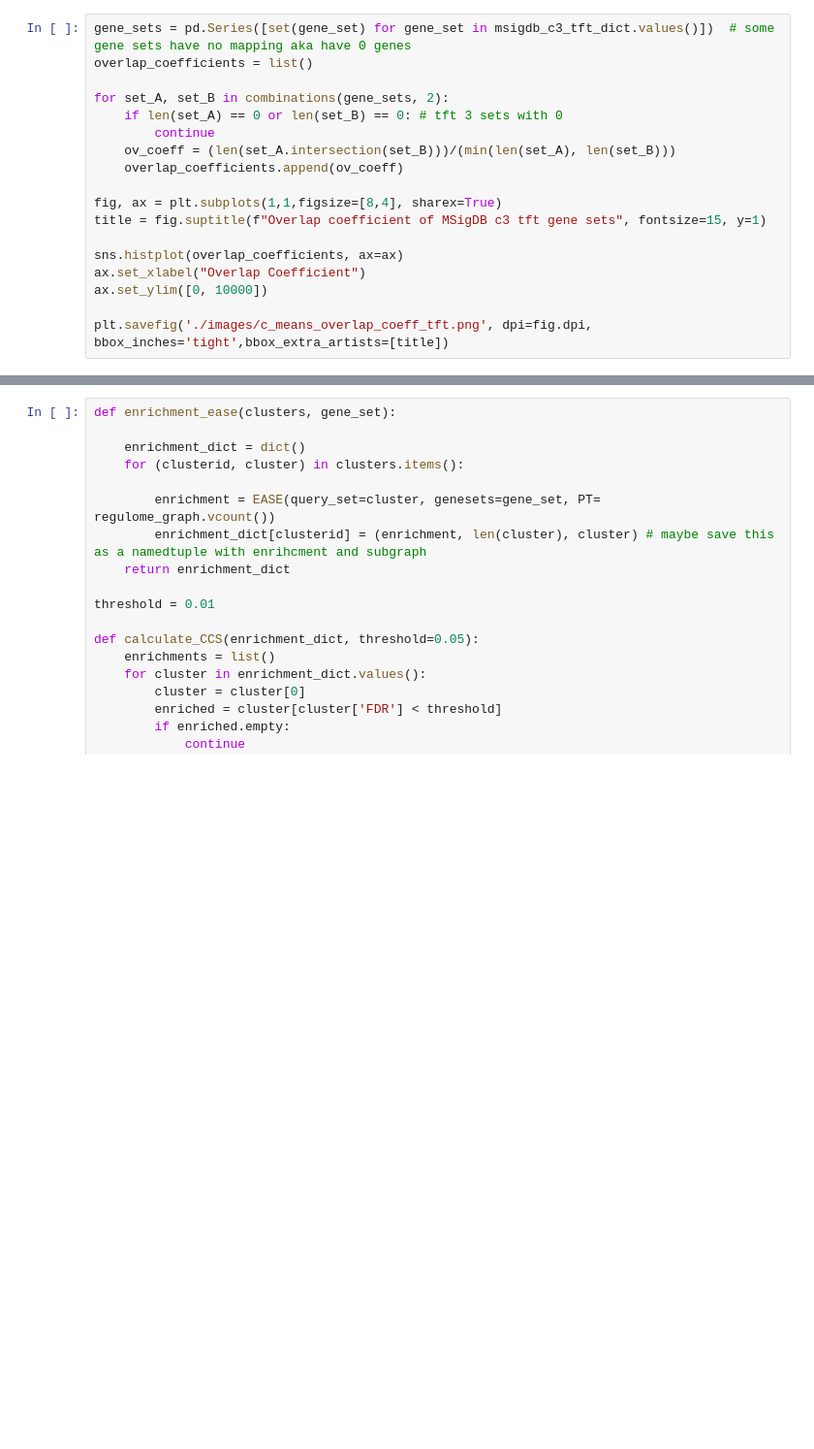
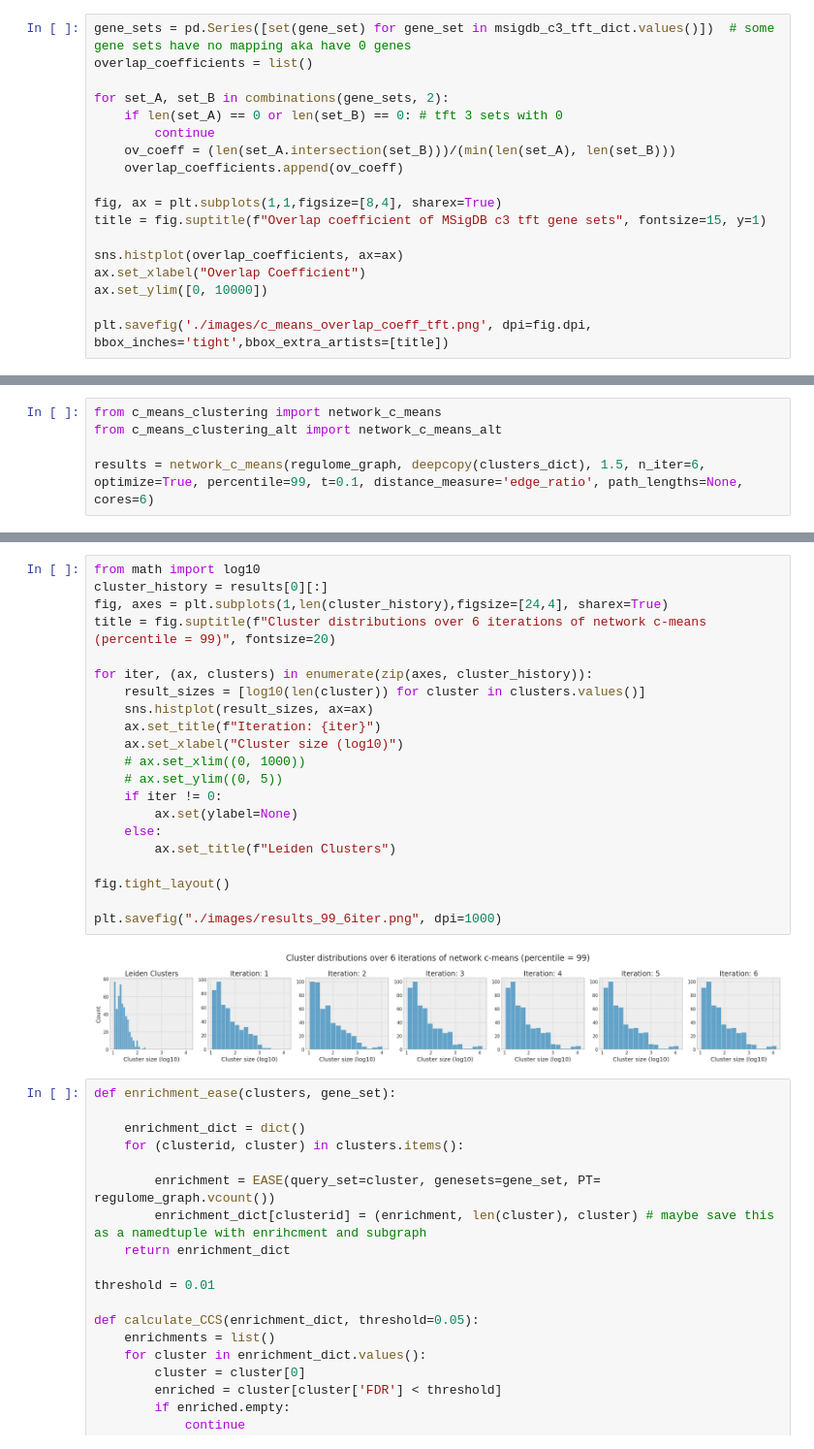
Before and after one commit to ViHoller/regulomeClustering, a Jupyter notebook: c_means_results.ipynb, the cells around one changed output, grey strips where cells are left out. Shown: that part at 97% size. Saved outputs shown, nothing was run; the diff lists cells and outputs as text; blank space fills up the shorter version.

```diff
--- a/c_means_results.ipynb
+++ b/c_means_results.ipynb
@@ -81,0 +102,5 @@ plt.savefig('./images/c_means_overlap_coeff_tft.png', dpi=fig.dpi, bbox_inches='
+# %%
+from c_means_clustering import network_c_means
+from c_means_clustering_alt import network_c_means_alt
+
+results = network_c_means(regulome_graph, deepcopy(clusters_dict), 1.5, n_iter=6, optimize=True, percentile=99, t=0.1, distance_measure='edge_ratio', path_lengths=None, cores=6)
@@ -82,3 +121,26 @@ plt.savefig('./images/c_means_overlap_coeff_tft.png', dpi=fig.dpi, bbox_inches='
+# %%
+from math import log10
+cluster_history = results[0][:]
+fig, axes = plt.subplots(1,len(cluster_history),figsize=[24,4], sharex=True)
+title = fig.suptitle(f"Cluster distributions over 6 iterations of network c-means (percentile = 99)", fontsize=20)
+
+for iter, (ax, clusters) in enumerate(zip(axes, cluster_history)):
+    result_sizes = [log10(len(cluster)) for cluster in clusters.values()]
+    sns.histplot(result_sizes, ax=ax)
+    ax.set_title(f"Iteration: {iter}")
+    ax.set_xlabel("Cluster size (log10)")
+    # ax.set_xlim((0, 1000))
+    # ax.set_ylim((0, 5))
+    if iter != 0:
+        ax.set(ylabel=None)
+    else:
+        ax.set_title(f"Leiden Clusters")
+
+fig.tight_layout()
+
+plt.savefig("./images/results_99_6iter.png", dpi=1000)
+# %% [output]
+[figure, added]
 # %%
 def enrichment_ease(clusters, gene_set):
 
```
Also changed, not shown: parts of 15 cells of this notebook, 12 other files.
